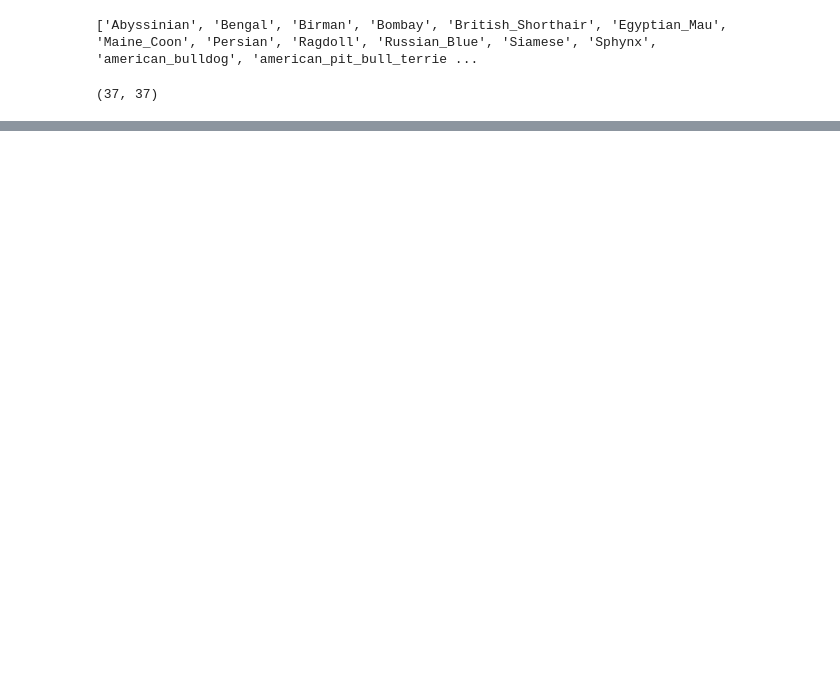
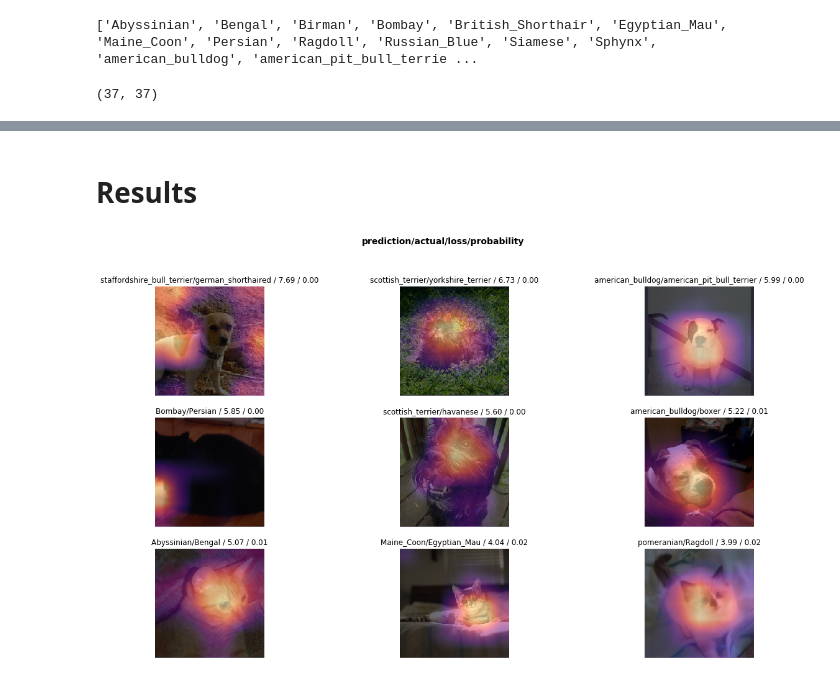
Before and after one commit to nishizaki0327/fastai, a Jupyter notebook: Lesson1.ipynb, the cells around one changed output, grey strips where cells are left out. Drawn from its saved outputs; the diff is of its cells as text; code cells hidden in the pictures; blank space fills up the shorter version.

```diff
--- a/Lesson1.ipynb
+++ b/Lesson1.ipynb
@@ -116,0 +120,8 @@ learn.fit_one_cycle(4)
+# %% [markdown]
+# **Results**
+# %%
+interp = ClassificationInterpretation.from_learner(learn)
+# %%
+interp.plot_top_losses(9, figsize=(20,11))
+# %% [output]
+[figure, added]
```
Also changed, not shown: parts of 10 cells of this notebook.
